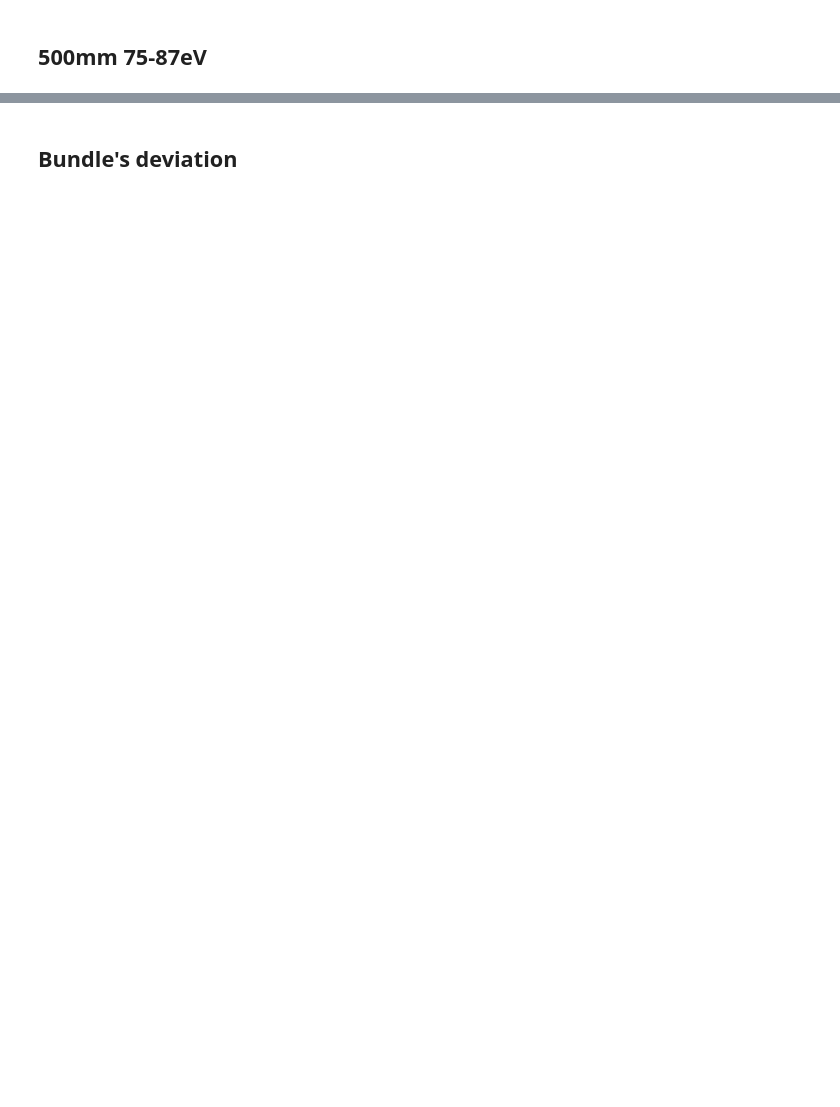
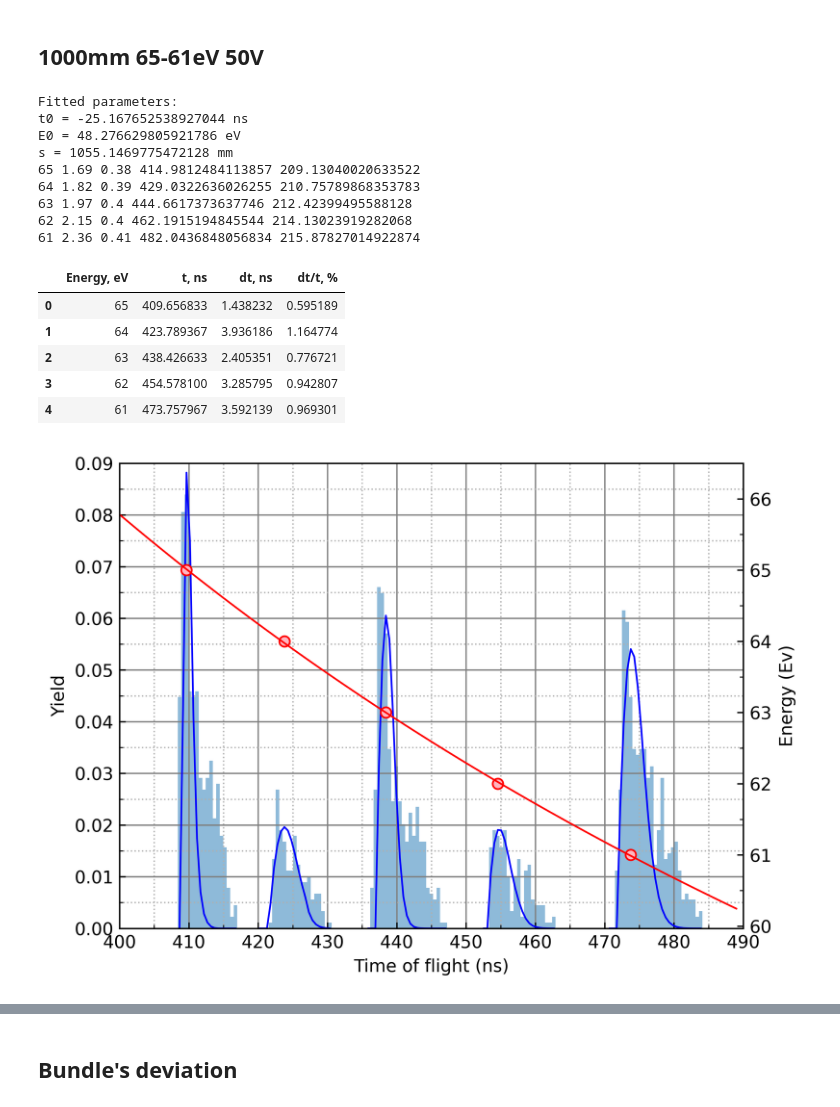
Before and after one commit to MohannadC/tof, a Jupyter notebook: smth.ipynb, the cells around one changed output, grey strips where cells are left out. Drawn from its saved outputs; the diff is of its cells as text; code cells hidden in the pictures; blank space fills up the shorter version.

Commit message:
New data; new graphs

```diff
--- a/smth.ipynb
+++ b/smth.ipynb
@@ -1,5 +1,5 @@
 # %% [markdown]
-## 500mm 75-87eV <a class="anchor" id="section-2"></a>
+## 1000mm 65-61eV 50V <a class="anchor" id="section-2"></a>
 # %%
 %matplotlib inline
 import numpy as np
@@ -11,8 +11,8 @@ from funcs import *
 
 fig, ax = plt.subplots(dpi=600)
 
-x_start=160
-x_end = 240
+x_start=400
+x_end = 490
 x_interval = 10
 y_start = 0
 y_end = 0.09
@@ -20,41 +20,85 @@ y_interval = 0.01
 decorate(ax, (x_start, x_end, x_interval), (y_start, y_end, y_interval),
           r"Time of flight (ns)", r"Yield", set=True)
 
-data = read_file('./data/6k_ret.txt', delimeter=None)[0]
-y, x, _ = plt.hist(data, 250, alpha=0.5, density=True)
+data = read_file('./data/5p_ret50_good.txt', delimeter=None)[0]
+y, x, _ = plt.hist(data, 150, alpha=0.5, density=True)
 x = (x[1:] + x[:-1])/2
 
 times, sigmas, widths = [], [], []
-energies = [87, 85, 83, 81, 79, 77, 75]
-straight_times = [164.44, 171.11, 179.83, 189.41, 201.38, 215.92, 234.58]
+energies = [65, 64, 63, 62, 61]
+# straight_times = [409.18, 422.73, 437.28, 454.08, 472.58] # Real
+straight_times = [409.39, 423.73, 438.68, 455.08, 473.58]
+# bins = [(407.48, 419.48), (419.48, 433.04),
+#          (433.04, 449.42), (449.42, 465.80), (465.80, 486.56)]
+bins = [(407.48, 417.42), (420.56, 431.16), (436.12, 447.71), (452.67, 463.43), (471.21, 484.62)]
 
-bins = [(162, 168), (169, 177), (178, 185), (186, 196), (198, 208), (210, 226), (227, 242)]
 for i, lim in enumerate(bins):
     start, stop = get_bins(lim, x)
     peak_x, sig, width = approximate(x[start:stop], y[start:stop], ax,
                                     (straight_times[i], 1, 0, 1, 1))
     times.append(peak_x)
     sigmas.append(sig)
     widths.append(width)
 
 times, sigmas, widths = np.array(times), np.array(sigmas), np.array(widths)
 
 xr = np.arange(x_start, x_end, 1)
 params, _ = curve_fit(time_to_energy, times, energies, (0, 0, 1117))
 print(f"Fitted parameters:\nt0 = {params[0]*1e9} ns\nE0 = {params[1]} eV\ns = {params[2]} mm")
 
 ax2 = ax.twinx()
 ax2.scatter(times, energies, facecolors='#FFB6C1', edgecolors='r')
 ax2.plot(xr, time_to_energy(xr, *params), lw=1, c='red')
-
+decorate(ax2, (x_start, x_end, x_interval), (60, 66, 1),
+          r"Time of flight (ns)", r"Energy (Ev)", set=False)
+ax2.grid(visible=False, which='both')
+#
+# print(len(times), len(energies), len(widths))
 d = {
     "Energy, eV": energies[:len(times)],
     "t, ns": times,
     "dt, ns": widths,
-    "dt/t, %": widths/times*100,
-    "dE/E, %": widths/times*200,
-    "dE, eV": widths/times*energies,
+    "dt/t, %": (widths+1)/times*100,
+    # "dE/E, %": widths/times*200,
+    # "dE, eV": widths/times*energies,
     # "Sigma, ns": sigmas,
 }
+
+def t_ret(E):
+    return np.sqrt(ELECTRON_MASS/2)*(90e-3/np.sqrt(E*ELECTRON_CHARGE) +
+                                     910e-3/np.sqrt((E-50)*ELECTRON_CHARGE))*1e9
+
+def tof(E: float):
+    return 1000 / velocity(E) * 1e9
+
 df = pd.DataFrame(data=d)
+for E in range(65, 60, -1):
+    t1 = t_ret(E)
+    t2 = t_ret(E - 1)
+    # t1 = tof(E)
+    # t2 = tof(E - 1)
+    # print(f"Δt @{el}-{el-2}eV = {t2-t1} ns")
+    dt = t2-t1
+    # R = dt/tof(E)/2 # двойка потому что по критерию рэлея
+    R = dt/t_ret(E)/2
+    # print(f"R @{E} = {R*100} %")
+    print(E, np.round(R*100, 2), np.round(0.5/2/E*100, 2), t_ret(E), tof(E))
+    # print(np.round(R*100, 2))
 df
+# %% [output]
+Fitted parameters:
+t0 = -25.167652538927044 ns
+E0 = 48.276629805921786 eV
+s = 1055.1469775472128 mm
+65 1.69 0.38 414.9812484113857 209.13040020633522
+64 1.82 0.39 429.0322636026255 210.75789868353783
+63 1.97 0.4 444.6617373637746 212.42399495588128
+62 2.15 0.4 462.1915194845544 214.13023919282068
+61 2.36 0.41 482.0436848056834 215.87827014922874
+|  | Energy, eV | t, ns | dt, ns | dt/t, % |
+| 0 | 65 | 409.656833 | 1.438232 | 0.595189 |
+| 1 | 64 | 423.789367 | 3.936186 | 1.164774 |
+| 2 | 63 | 438.426633 | 2.405351 | 0.776721 |
+| 3 | 62 | 454.578100 | 3.285795 | 0.942807 |
+| 4 | 61 | 473.757967 | 3.592139 | 0.969301 |
+[figure, added]
```
Also changed, not shown: parts of 9 cells of this notebook, 29 other files.
